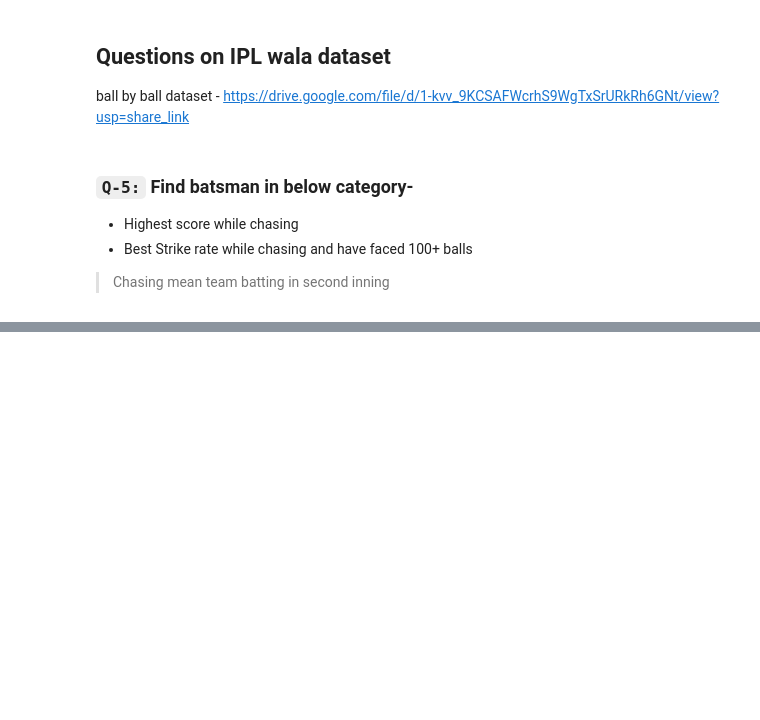
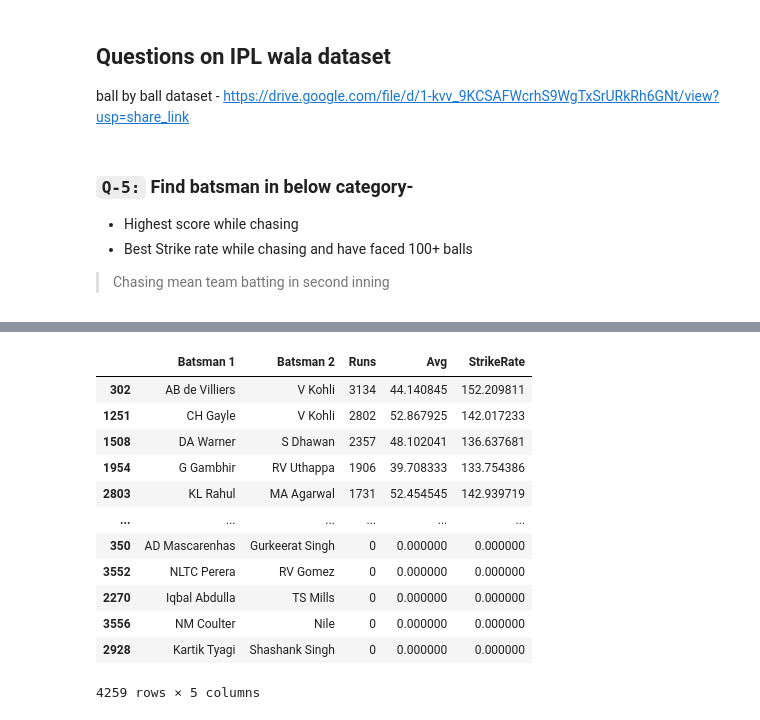
Before and after one commit to khadar786/CampusX, a Jupyter notebook: Tasks/Task 19.ipynb, the cells around one changed output, grey strips where cells are left out. Saved outputs shown, nothing was run; the diff lists cells and outputs as text; code cells hidden in the pictures; blank space fills up the shorter version.

```diff
--- a/Tasks/Task 19.ipynb
+++ b/Tasks/Task 19.ipynb
@@ -182,0 +216,6 @@ balls.head()
+# %%
+balls['IsBatterOut']=balls.batter==balls.player_out
+balls.groupby(['bowler','batter']).agg({
+    'IsBatterOut':'sum',
+    'batsman_run':'sum'
+}).sort_values(['IsBatterOut','batsman_run'],ascending=[False,True]).head()
@@ -182,0 +232,6 @@ balls.head()
+# %%
+def func(x):
+    return '-'.join(list(np.sort(x.values)))
+
+balls['batter-pair']=balls[['batter','non-striker']].apply(func,axis=1)
+balls.groupby('batter-pair')['total_run'].sum().sort_values(ascending=False).head()
@@ -182,0 +253,30 @@ balls.head()
+# %%
+temp_df=balls.groupby('batter-pair').agg({
+    'total_run':'sum',
+    'ballnumber':'count',
+    'isWicketDelivery':'sum'
+}).reset_index()
+
+temp_df['Batsman 1']=temp_df['batter-pair'].apply(lambda x:x.split('-')[0])
+temp_df['Batsman 2']=temp_df['batter-pair'].apply(lambda x:x.split('-')[1])
+temp_df.rename(columns={'total_run':'Runs'},inplace=True)
+
+temp_df['StrikeRate']=temp_df['Runs']/temp_df['ballnumber']*100
+temp_df['Avg']=temp_df['Runs']/temp_df['isWicketDelivery']
+
+temp_df.sort_values('Runs',ascending=False,inplace=True)
+temp_df[['Batsman 1','Batsman 2','Runs','Avg','StrikeRate']]
+# %% [output]
+|  | Batsman 1 | Batsman 2 | Runs | Avg | StrikeRate |
+| 302 | AB de Villiers | V Kohli | 3134 | 44.140845 | 152.209811 |
+| 1251 | CH Gayle | V Kohli | 2802 | 52.867925 | 142.017233 |
+| 1508 | DA Warner | S Dhawan | 2357 | 48.102041 | 136.637681 |
+| 1954 | G Gambhir | RV Uthappa | 1906 | 39.708333 | 133.754386 |
+| 2803 | KL Rahul | MA Agarwal | 1731 | 52.454545 | 142.939719 |
+| ... | ... | ... | ... | ... | ... |
+| 350 | AD Mascarenhas | Gurkeerat Singh | 0 | 0.000000 | 0.000000 |
+| 3552 | NLTC Perera | RV Gomez | 0 | 0.000000 | 0.000000 |
+| 2270 | Iqbal Abdulla | TS Mills | 0 | 0.000000 | 0.000000 |
+| 3556 | NM Coulter | Nile | 0 | 0.000000 | 0.000000 |
+| 2928 | Kartik Tyagi | Shashank Singh | 0 | 0.000000 | 0.000000 |
+4259 rows × 5 columns
```
Also changed, not shown: parts of 7 cells of this notebook, 9 other files.
